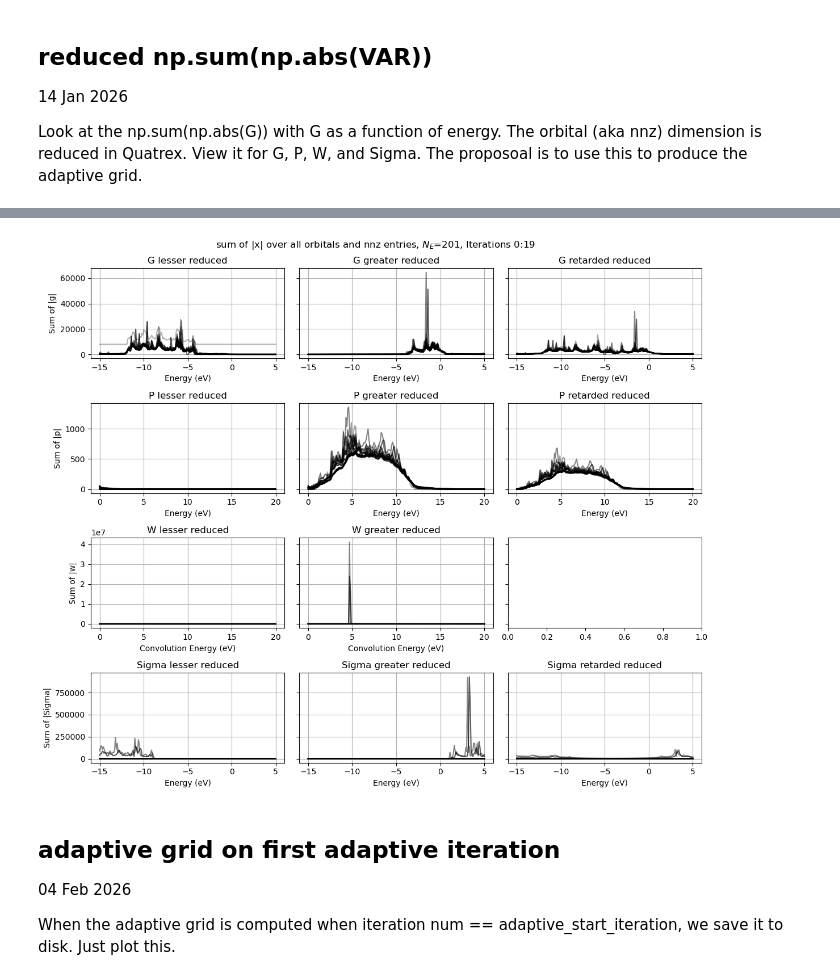
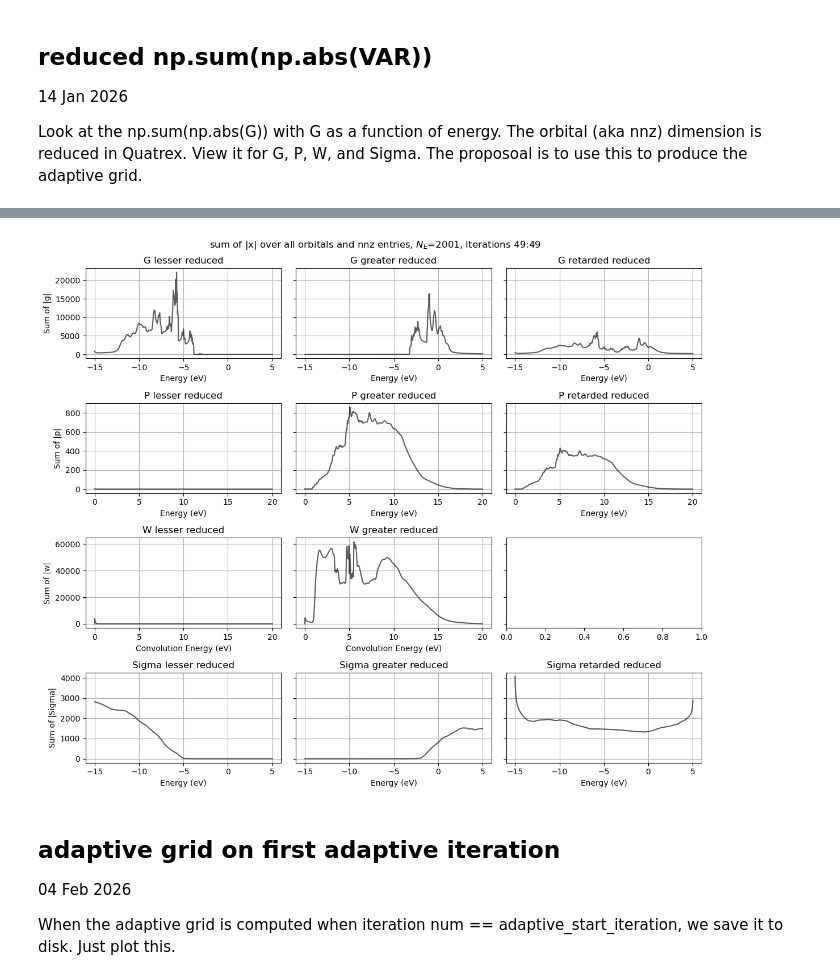
Before and after one commit to quatrex/quatrex, a Jupyter notebook: scripts/analysis/visualize_scba.ipynb, the cells around one changed output, grey strips where cells are left out. Saved outputs shown, nothing was run; the diff lists cells and outputs as text; code cells hidden in the pictures.

```diff
--- a/scripts/analysis/visualize_scba.ipynb
+++ b/scripts/analysis/visualize_scba.ipynb
@@ -263,37 +288,23 @@ import os.path
 # 20260319_154430_energy2001_iter20_reduced                     # reference, 20 iterations
 # 20260319_161440_energy20001_iter5_reduced
 
-# re-run reference
-# 20260402_115320_energy201_iter20_reduced                      # re-run symmetrization off (matched peak filtering setting as band-limited 201 energies), 100 ranks
-# 20260402_115829_energy201_iter20_reduced                      # ^same, but 50 ranks
+# fixed meir-wingreen currents rebase, symmetry off, obc.nevp_solver full (default)
+# 20260421_150651_adaptive_energy2001_start1_r1_iter10_rank125          # adaptive, diverges
+# 20260421_160607_energy2001_iter10_rank125             # reference
 
-# symmetrization on
-# 20260402_120846_energy201_iter20_reduced         # 50 ranks
-# 20260402_122703_energy201_iter20_reduced         # 50 ranks, re-run
-# 20260402_121123_energy201_iter20_reduced         # 100 ranks
-# 20260402_121428_energy201_iter20_reduced         # 201 ranks
+# interpolate sigma to adaptive grid in scba loop, not g
+# 20260422_110554_adaptive_energy2001_start1_r1_iter3_rank125
+# 20260422_111239_adaptive_energy2001_start1_r1_iter20_rank125          # longer run (20)
+# 20260422_113953_adaptive_energy2001_start1_r1_iter100_rank125          # even longer run (100)
 
-# sanity check
-# 20260326_153844_energy2001_iter20_adaptive_iter1_r1_reduced_sanity_check         # interpolation workflow, but _compute_adaptive_grid returns uniform grid
+# _adaptive_energy2001_start5_r1_iter50_rank125         # start at iteration 5
 
-# adaptive comparison
-# 20260326_144050_energy2001_iter100_adaptive_iter1_r1_reduced                      # 100 iterations
-# 20260326_160928_energy2001_iter20_adaptive_iter1_r0p5_reduced                     # r=0.5
-# 20260326_164806_energy201_iter20_adaptive_iter5_r1_reduced                        # adaptive start iteration 5, but 201 points (MPI stall for more 2001 energies)
-# 20260331_134632_energy2001_iter20_adaptive_iter3_r1_reduced                       # adaptive start iteration 3, with 2001 energy points (adaptive start iteration 4 and 5 had MPI stall)
-# 20260330_165159_energy2001_iter20_adaptive_iter2_r1_reduced                       # adaptive start itertion 2
-# 20260330_171533_energy2001_iter20_adaptive_iter2_r1_reduced_g_sigma_source_points                # ^same, but use g+sigma as the source for computing the adaptive grid, instead of just g, iteration 2 because iteration 1 -> grid computed in iteration 0, sigma is zero
-
-# bug fix: sigma_retarded computed with blown up grid for Hilbert transform
-# 20260401_143119_energy201_iter20_adaptive_iter1_r1_reduced       # using 201 energies (currents look much better), 2001 fails with high error for OBCSolver Spectral, values collapse to 1e-30
-# 20260402_112837_energy201_iter20_adaptive_iter1_r1_reduced       # re-run with symmetrization turned off (for saving the correct corresponding g_retarded nnz indices)
-# 20260401_161530_energy2001_iter5_adaptive_iter1_r1_reduced       # run 2001 energies with 5 iterations just to see the blow up, run with 250 ranks
-# 20260401_162521_energy2001_iter5_adaptive_iter1_r1_reduced       # run 2001 energies with 5 iterations just to see the blow up, run with 100 ranks ^ **different results**
-# 20260401_164253_energy201_iter20_adaptive_iter5_r1_reduced       # run with 50 ranks
+# long reference run with rebase
+# 20260422_122325_energy2001_iter100_rank125
 
 simulation_dir = Path("./../../examples/w90/carbon-nanotube/gw")
 output_dir = simulation_dir / "outputs"
-archive_dir = simulation_dir / "archive" / "20260402_121123_energy201_iter20_reduced"
+archive_dir = simulation_dir / "archive" / "20260423_100329_adaptive_energy2001_start50_r10_iter100_rank125"
 
 # change these to switch between 'output' and 'archive'
 data_files = 'archive'
@@ -366,7 +377,7 @@ if os.path.exists(f"{data_dir}/adaptive_electron_energies_for_g_sigma.npy"):
     )
 else:
     print(
-        f"Warning: adaptive electron energies for g and sigma file {data_dir}/adaptive_electron_energies_for_g_sigma.npy not found. This data will be None."
+        f"Warning: adaptive electron energies_uniform for g and sigma file {data_dir}/adaptive_electron_energies_for_g_sigma.npy not found. This data will be None."
     )
 
 if os.path.exists(f"{data_dir}/adaptive_electron_energies_for_p_w.npy"):
@@ -375,7 +386,7 @@ if os.path.exists(f"{data_dir}/adaptive_electron_energies_for_p_w.npy"):
     )
 else:
     print(
-        f"Warning: adaptive electron energies for p and w file {data_dir}/adaptive_electron_energies_for_p_w.npy not found. This data will be None."
+        f"Warning: adaptive electron energies_uniform for p and w file {data_dir}/adaptive_electron_energies_for_p_w.npy not found. This data will be None."
     )
 
 
@@ -384,6 +395,7 @@ else:
 # region: === plotting ===
 # plot all iterations on the same plot
 fig, axs = plt.subplots(4,3, figsize=(12, 10), sharey='row')
+iterations = [49]
 for iteration in iterations:
     if iteration < config.scba.adaptive_start_iteration or adaptive_electron_energies_for_g_sigma is None:
         g_energies = electron_energies
@@ -488,4 +498,4 @@ Warning: adaptive electron energies for p and w file ../../examples/w90/carbon-n
-[figure, old version]
+[figure, new version]
 # %% [markdown]
 ## adaptive grid on first adaptive iteration
 04 Feb 2026
```
Also changed, not shown: parts of 13 cells of this notebook, 2 other files.
